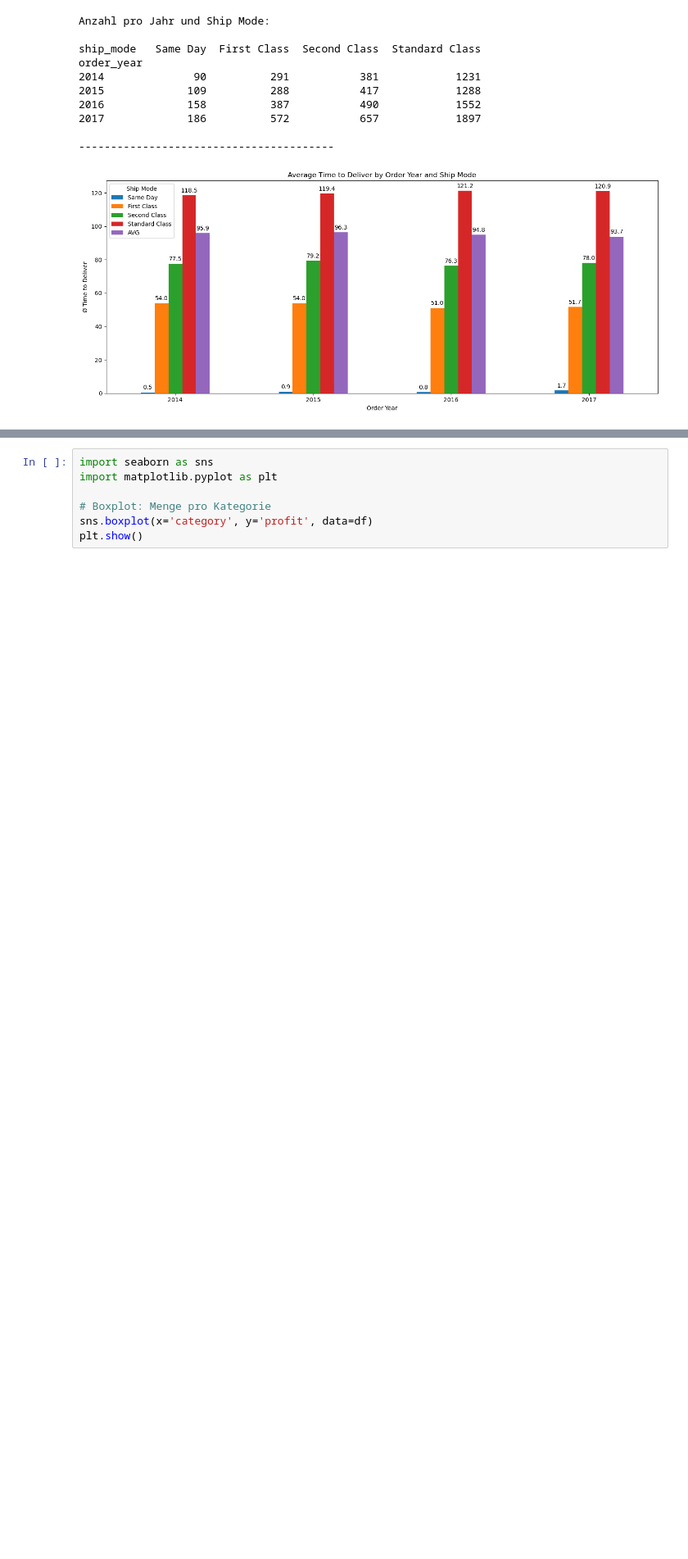
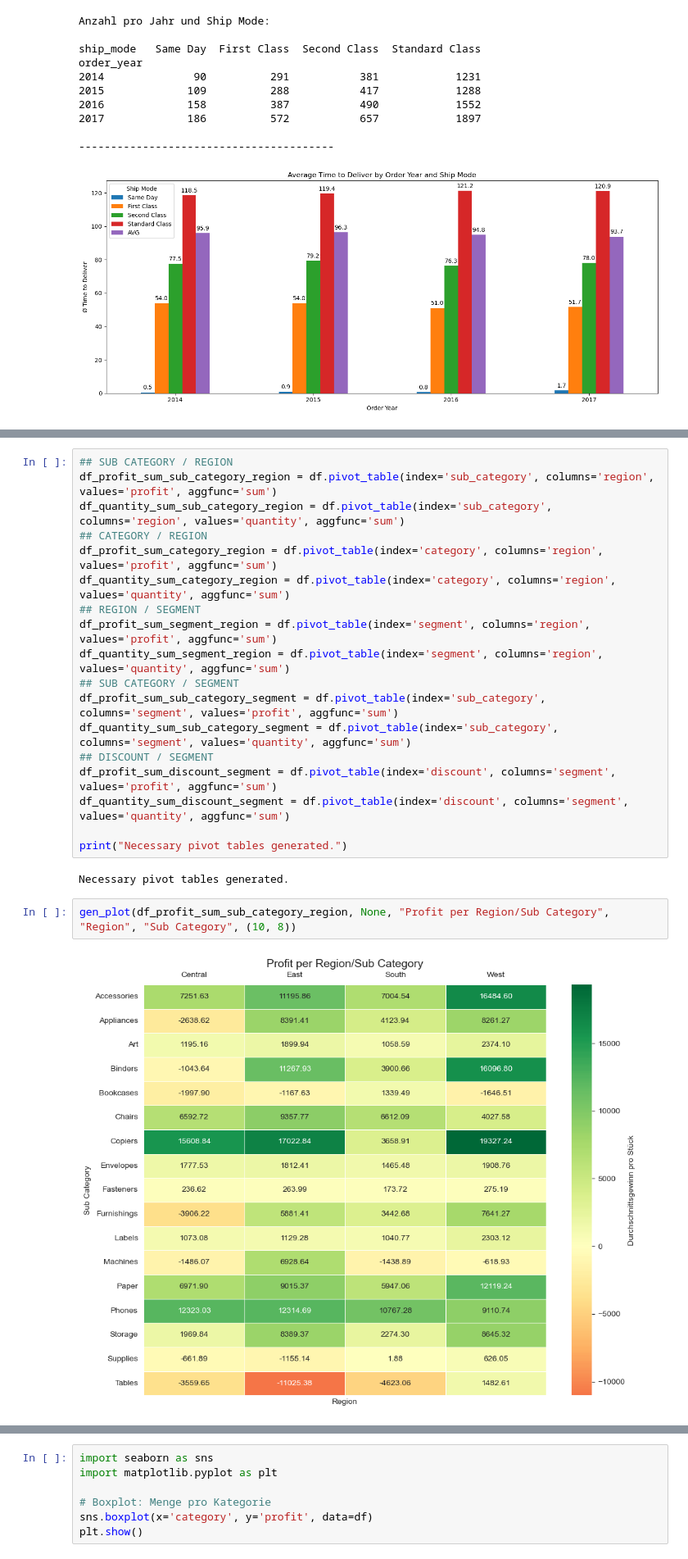
Before and after one commit to justushtr/data_engineering, a Jupyter notebook: test_real_1.ipynb, the cells around one changed output, grey strips where cells are left out. Shown at 82% size. Saved outputs shown, nothing was run; the diff lists cells and outputs as text; blank space fills up the shorter version.

```diff
--- a/test_real_1.ipynb
+++ b/test_real_1.ipynb
@@ -324,0 +499,24 @@ discount - profit: -0.2195
+# %%
+## SUB CATEGORY / REGION
+df_profit_sum_sub_category_region = df.pivot_table(index='sub_category', columns='region', values='profit', aggfunc='sum')
+df_quantity_sum_sub_category_region = df.pivot_table(index='sub_category', columns='region', values='quantity', aggfunc='sum')
+## CATEGORY / REGION
+df_profit_sum_category_region = df.pivot_table(index='category', columns='region', values='profit', aggfunc='sum')
+df_quantity_sum_category_region = df.pivot_table(index='category', columns='region', values='quantity', aggfunc='sum')
+## REGION / SEGMENT
+df_profit_sum_segment_region = df.pivot_table(index='segment', columns='region', values='profit', aggfunc='sum')
+df_quantity_sum_segment_region = df.pivot_table(index='segment', columns='region', values='quantity', aggfunc='sum')
+## SUB CATEGORY / SEGMENT
+df_profit_sum_sub_category_segment = df.pivot_table(index='sub_category', columns='segment', values='profit', aggfunc='sum')
+df_quantity_sum_sub_category_segment = df.pivot_table(index='sub_category', columns='segment', values='quantity', aggfunc='sum')
+## DISCOUNT / SEGMENT
+df_profit_sum_discount_segment = df.pivot_table(index='discount', columns='segment', values='profit', aggfunc='sum')
+df_quantity_sum_discount_segment = df.pivot_table(index='discount', columns='segment', values='quantity', aggfunc='sum')
+
+print("Necessary pivot tables generated.")
+# %% [output]
+Necessary pivot tables generated.
+# %%
+gen_plot(df_profit_sum_sub_category_region, None, "Profit per Region/Sub Category", "Region", "Sub Category", (10, 8))
+# %% [output]
+[figure, added]
```
Also changed, not shown: parts of 18 cells of this notebook, 2 other files.
